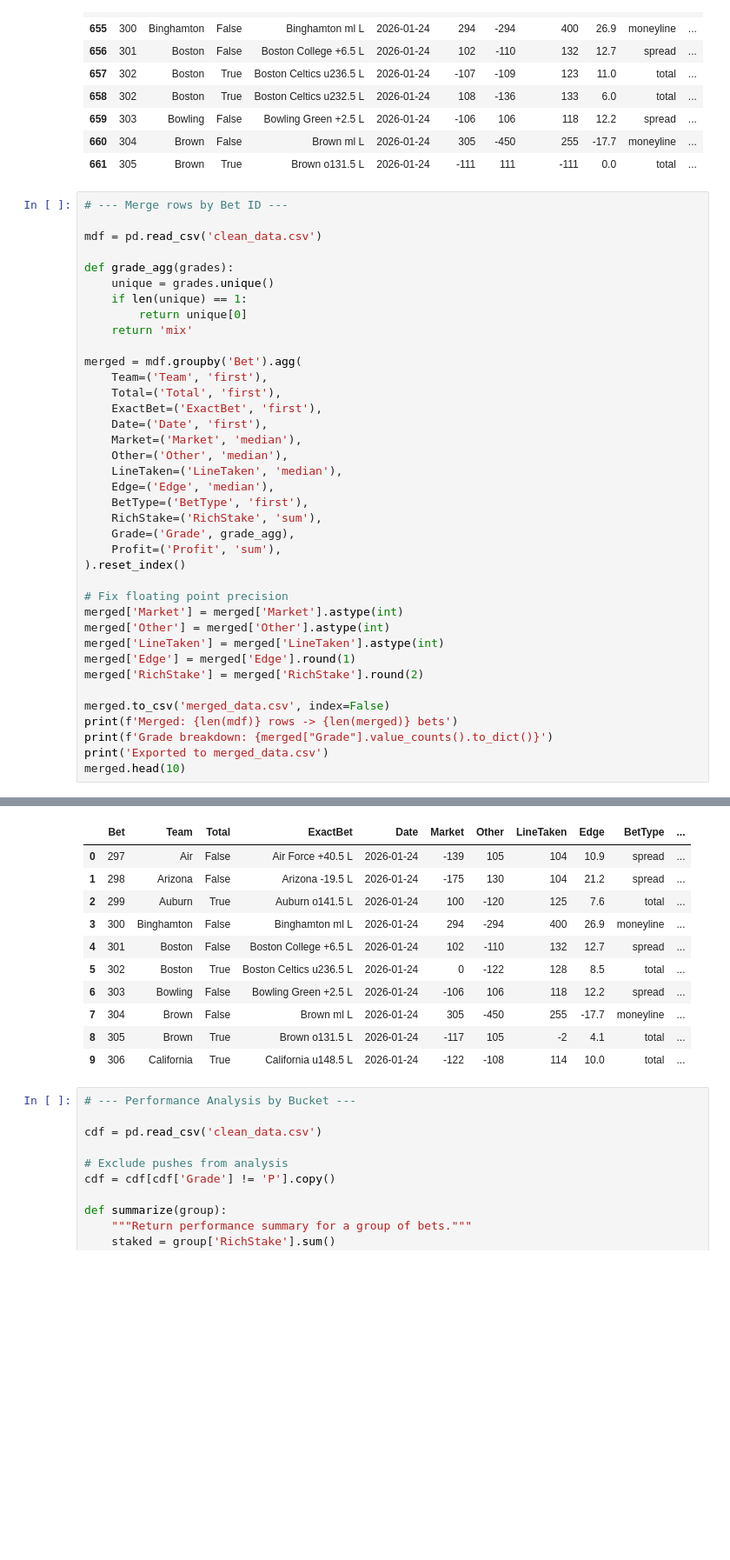
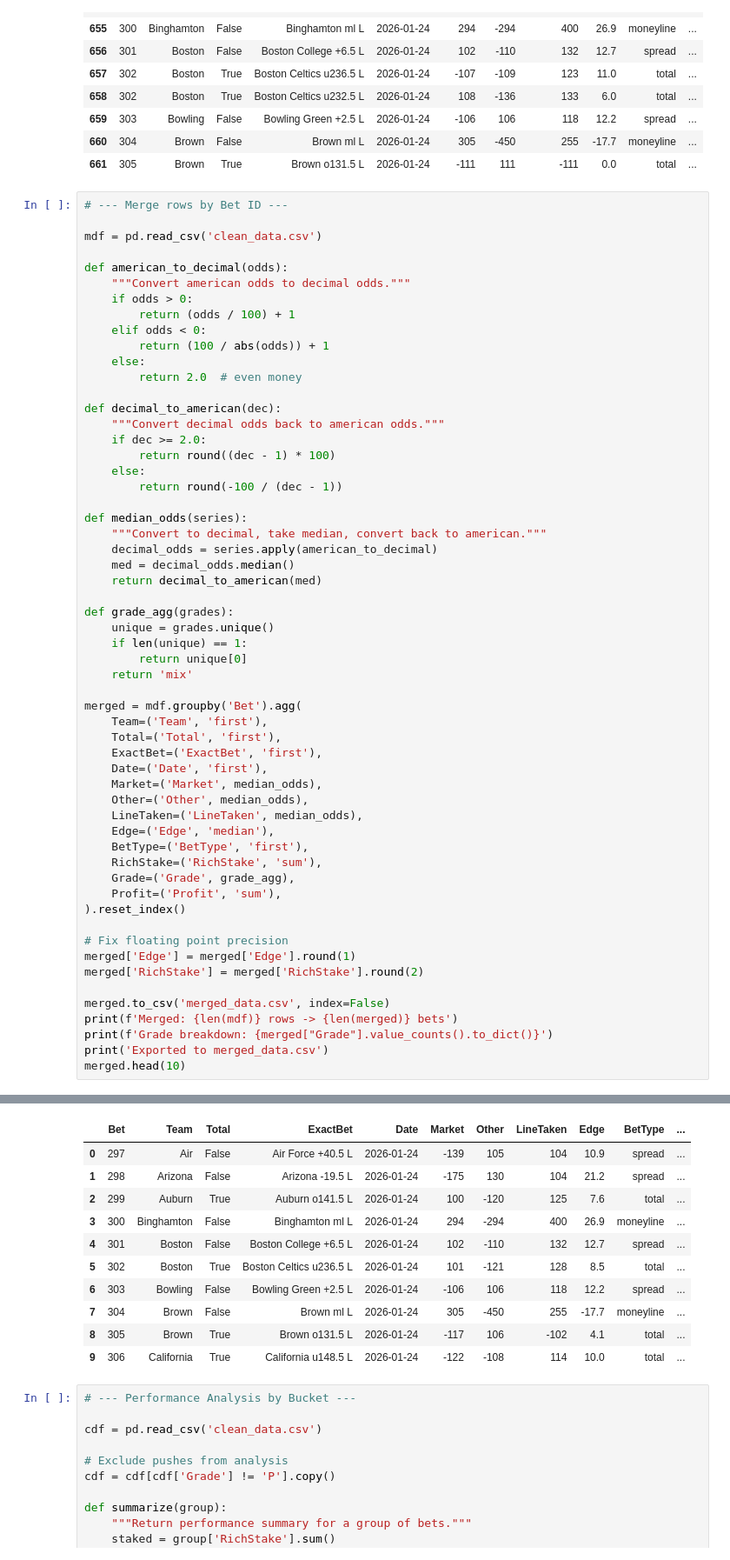
Before and after one commit to Lenshow-coder/rich, a Jupyter notebook: lenny-analysis/lenny-analysis.ipynb, the cells around one changed output, grey strips where cells are left out. Shown at 87% size. Saved outputs shown, nothing was run; the diff lists cells and outputs as text; blank space fills up the shorter version.

```diff
--- a/lenny-analysis/lenny-analysis.ipynb
+++ b/lenny-analysis/lenny-analysis.ipynb
@@ -136,6 +136,28 @@ Exported to clean_data.csv
 # --- Merge rows by Bet ID ---
 
 mdf = pd.read_csv('clean_data.csv')
+
+def american_to_decimal(odds):
+    """Convert american odds to decimal odds."""
+    if odds > 0:
+        return (odds / 100) + 1
+    elif odds < 0:
+        return (100 / abs(odds)) + 1
+    else:
+        return 2.0  # even money
+
+def decimal_to_american(dec):
+    """Convert decimal odds back to american odds."""
+    if dec >= 2.0:
+        return round((dec - 1) * 100)
+    else:
+        return round(-100 / (dec - 1))
+
+def median_odds(series):
+    """Convert to decimal, take median, convert back to american."""
+    decimal_odds = series.apply(american_to_decimal)
+    med = decimal_odds.median()
+    return decimal_to_american(med)
 
 def grade_agg(grades):
     unique = grades.unique()
@@ -147,43 +169,40 @@ merged = mdf.groupby('Bet').agg(
     Team=('Team', 'first'),
     Total=('Total', 'first'),
     ExactBet=('ExactBet', 'first'),
     Date=('Date', 'first'),
-    Market=('Market', 'median'),
-    Other=('Other', 'median'),
-    LineTaken=('LineTaken', 'median'),
+    Market=('Market', median_odds),
+    Other=('Other', median_odds),
+    LineTaken=('LineTaken', median_odds),
     Edge=('Edge', 'median'),
     BetType=('BetType', 'first'),
     RichStake=('RichStake', 'sum'),
     Grade=('Grade', grade_agg),
     Profit=('Profit', 'sum'),
 ).reset_index()
 
 # Fix floating point precision
-merged['Market'] = merged['Market'].astype(int)
-merged['Other'] = merged['Other'].astype(int)
-merged['LineTaken'] = merged['LineTaken'].astype(int)
 merged['Edge'] = merged['Edge'].round(1)
 merged['RichStake'] = merged['RichStake'].round(2)
 
 merged.to_csv('merged_data.csv', index=False)
 print(f'Merged: {len(mdf)} rows -> {len(merged)} bets')
 print(f'Grade breakdown: {merged["Grade"].value_counts().to_dict()}')
 print('Exported to merged_data.csv')
 merged.head(10)
 # %% [output]
 Merged: 465 rows -> 304 bets
 Grade breakdown: {'L': 147, 'W': 133, 'mix': 23, 'P': 1}
 Exported to merged_data.csv
 |  | Bet | Team | Total | ExactBet | Date | Market | Other | LineTaken | Edge | BetType | ... |
 | 0 | 297 | Air | False | Air Force +40.5 L | 2026-01-24 | -139 | 105 | 104 | 10.9 | spread | ... |
 | 1 | 298 | Arizona | False | Arizona -19.5 L | 2026-01-24 | -175 | 130 | 104 | 21.2 | spread | ... |
 | 2 | 299 | Auburn | True | Auburn o141.5 L | 2026-01-24 | 100 | -120 | 125 | 7.6 | total | ... |
 | 3 | 300 | Binghamton | False | Binghamton ml L | 2026-01-24 | 294 | -294 | 400 | 26.9 | moneyline | ... |
 | 4 | 301 | Boston | False | Boston College +6.5 L | 2026-01-24 | 102 | -110 | 132 | 12.7 | spread | ... |
-| 5 | 302 | Boston | True | Boston Celtics u236.5 L | 2026-01-24 | 0 | -122 | 128 | 8.5 | total | ... |
+| 5 | 302 | Boston | True | Boston Celtics u236.5 L | 2026-01-24 | 101 | -121 | 128 | 8.5 | total | ... |
 | 6 | 303 | Bowling | False | Bowling Green +2.5 L | 2026-01-24 | -106 | 106 | 118 | 12.2 | spread | ... |
 | 7 | 304 | Brown | False | Brown ml L | 2026-01-24 | 305 | -450 | 255 | -17.7 | moneyline | ... |
-| 8 | 305 | Brown | True | Brown o131.5 L | 2026-01-24 | -117 | 105 | -2 | 4.1 | total | ... |
+| 8 | 305 | Brown | True | Brown o131.5 L | 2026-01-24 | -117 | 106 | -102 | 4.1 | total | ... |
 | 9 | 306 | California | True | California u148.5 L | 2026-01-24 | -122 | -108 | 114 | 10.0 | total | ... |
 # %%
 # --- Performance Analysis by Bucket ---
```
Also changed, not shown: parts of 2 cells of this notebook, 2 other files.
